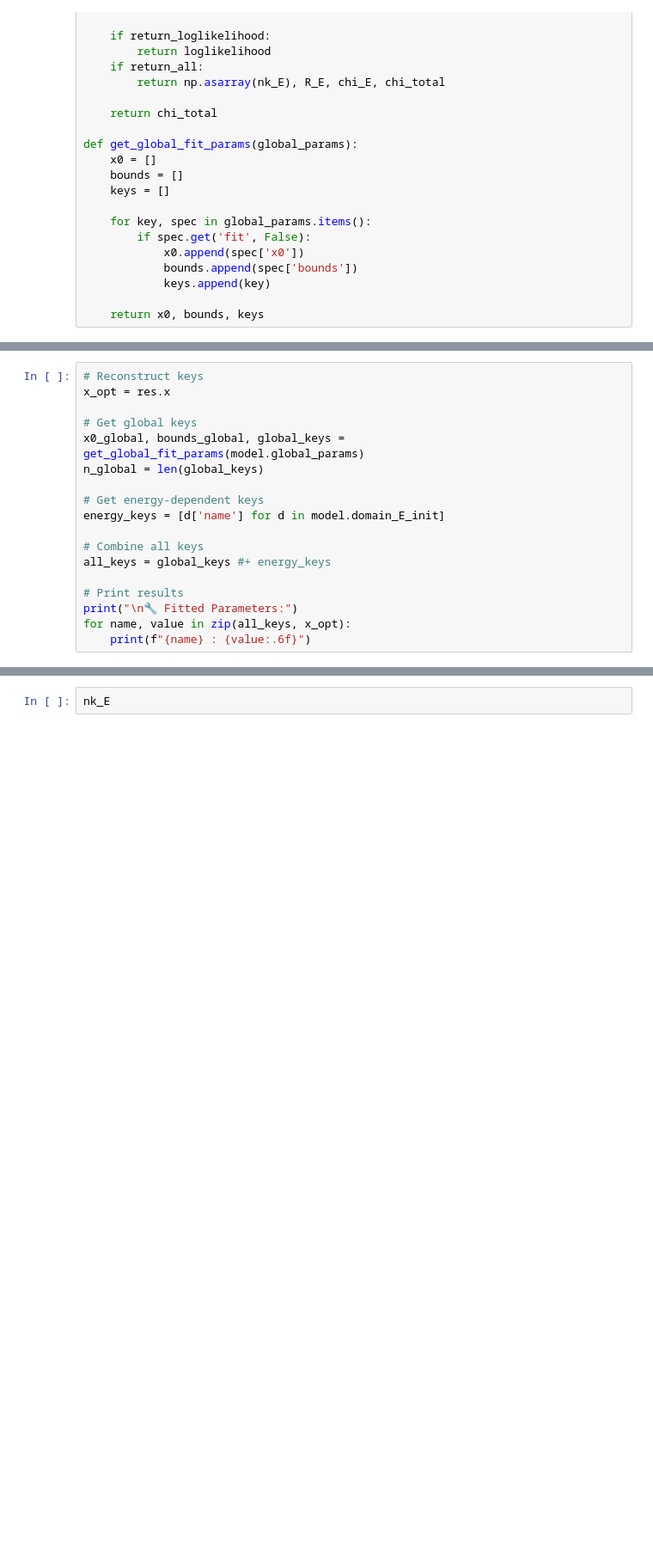
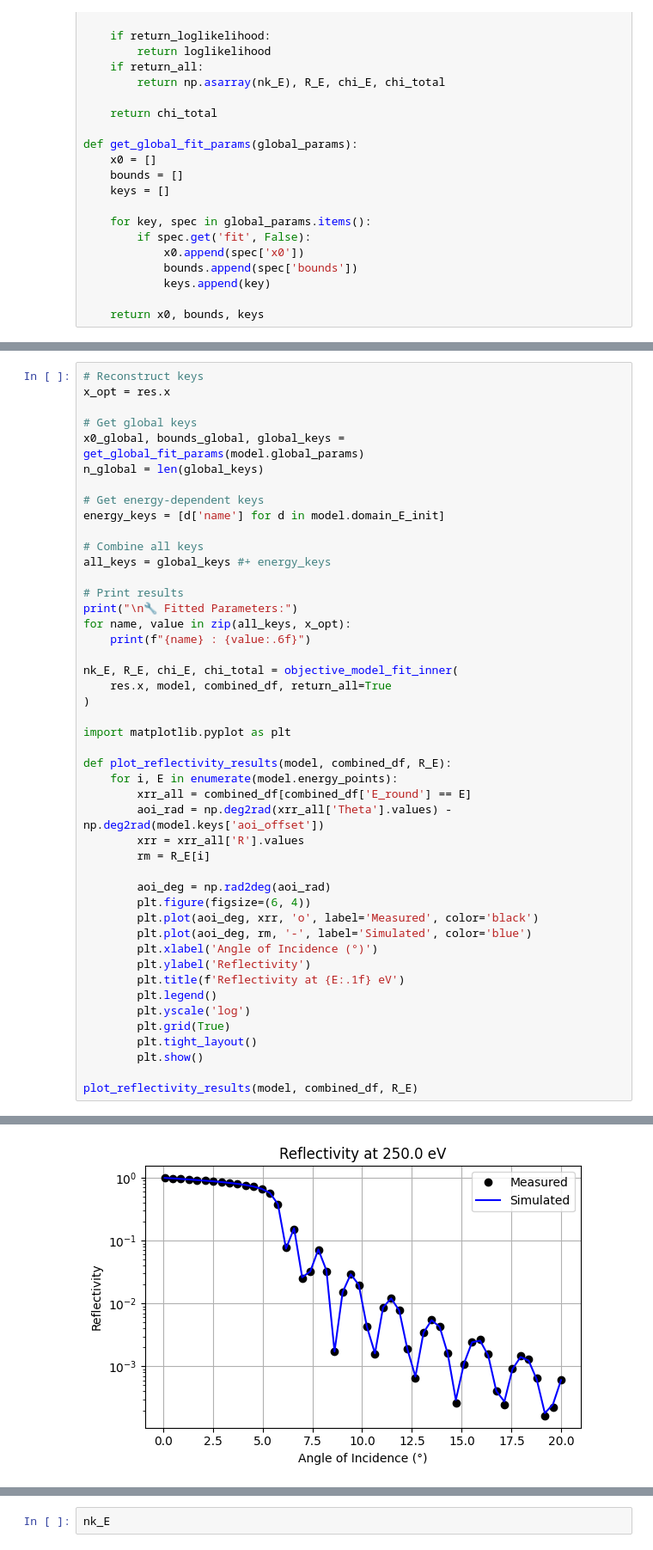
Before and after one commit to kasandrle/XRR_modeling, a Jupyter notebook: set_up_fit.ipynb, the cells around one changed output, grey strips where cells are left out. Shown at 86% size. Saved outputs shown, nothing was run; the diff lists cells and outputs as text; blank space fills up the shorter version.

```diff
--- a/set_up_fit.ipynb
+++ b/set_up_fit.ipynb
@@ -699,5 +766,33 @@ all_keys = global_keys #+ energy_keys
 print("\n🔧 Fitted Parameters:")
 for name, value in zip(all_keys, x_opt):
     print(f"{name} : {value:.6f}")
+
+nk_E, R_E, chi_E, chi_total = objective_model_fit_inner(
+    res.x, model, combined_df, return_all=True
+)
+
+import matplotlib.pyplot as plt
+
+def plot_reflectivity_results(model, combined_df, R_E):
+    for i, E in enumerate(model.energy_points):
+        xrr_all = combined_df[combined_df['E_round'] == E]
+        aoi_rad = np.deg2rad(xrr_all['Theta'].values) - np.deg2rad(model.keys['aoi_offset'])
+        xrr = xrr_all['R'].values
+        rm = R_E[i]
+
+        aoi_deg = np.rad2deg(aoi_rad)
+        plt.figure(figsize=(6, 4))
+        plt.plot(aoi_deg, xrr, 'o', label='Measured', color='black')
+        plt.plot(aoi_deg, rm, '-', label='Simulated', color='blue')
+        plt.xlabel('Angle of Incidence (°)')
+        plt.ylabel('Reflectivity')
+        plt.title(f'Reflectivity at {E:.1f} eV')
+        plt.legend()
+        plt.yscale('log')
+        plt.grid(True)
+        plt.tight_layout()
+        plt.show()
+
+plot_reflectivity_results(model, combined_df, R_E)
 # %% [output]
 🔧 Fitted Parameters:
@@ -707,0 +804 @@ rough_resist_2 : 0.009000
+[figure, added]
```
Also changed, not shown: parts of 11 cells of this notebook, 4 other files.
